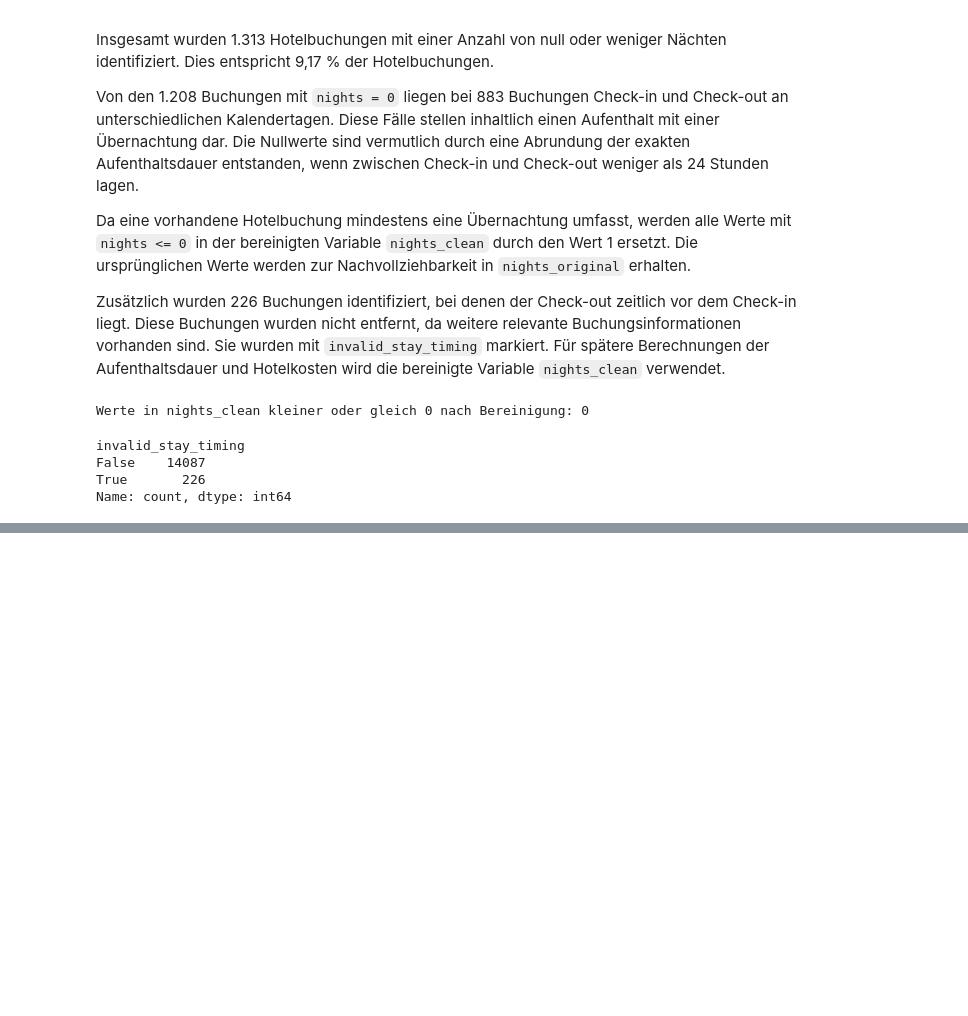
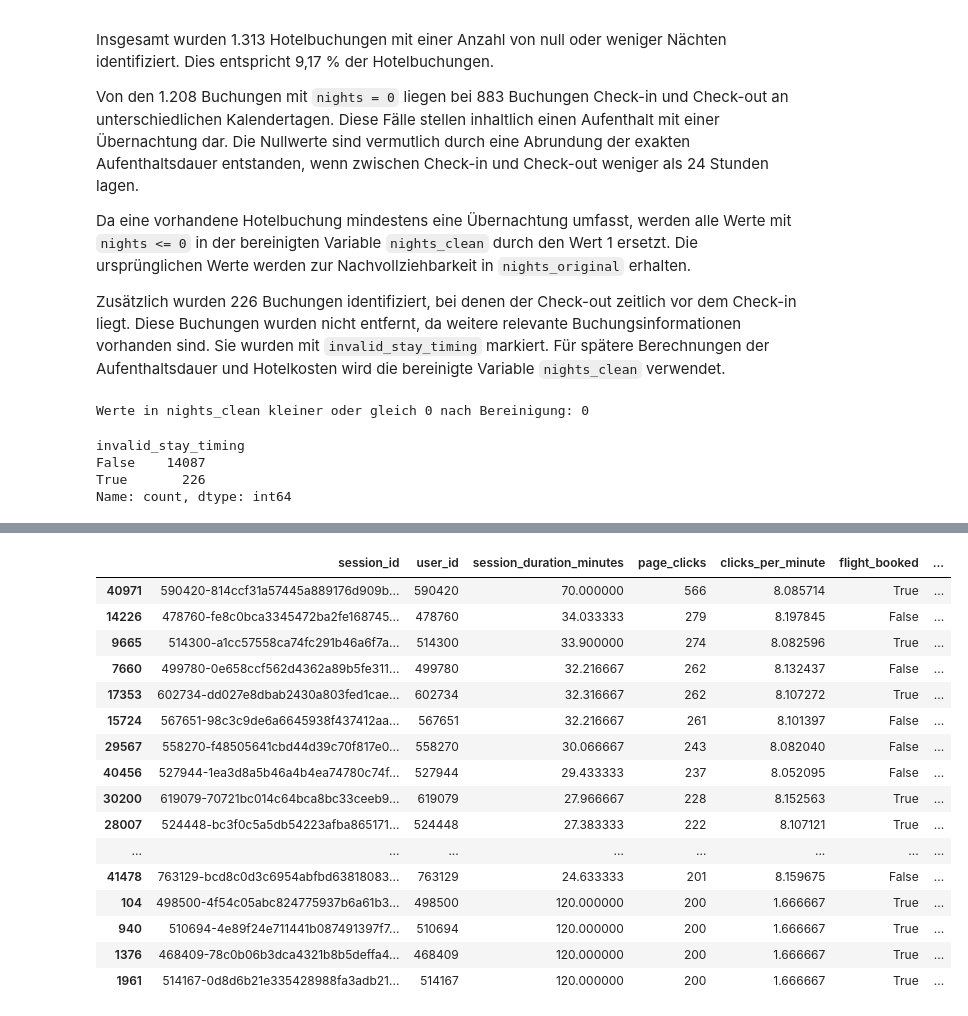
Before and after one commit to norawinkler/traveltide-customer-segmentation, a Jupyter notebook: notebooks/01_data_preparation.ipynb, the cells around one changed output, grey strips where cells are left out. Drawn from its saved outputs; the diff is of its cells as text; code cells hidden in the pictures; blank space fills up the shorter version.

```diff
--- a/notebooks/01_data_preparation.ipynb
+++ b/notebooks/01_data_preparation.ipynb
@@ -552,0 +694,35 @@ Name: count, dtype: int64
+# %%
+# Sessions mit den meisten Klicks ansehen.
+
+sessions.nlargest(
+    20,
+    "page_clicks"
+)[
+    [
+        "session_id",
+        "user_id",
+        "session_duration_minutes",
+        "page_clicks",
+        "clicks_per_minute",
+        "flight_booked",
+        "hotel_booked"
+    ]
+]
+# %% [output]
+|  | session_id | user_id | session_duration_minutes | page_clicks | clicks_per_minute | flight_booked | ... |
+| 40971 | 590420-814ccf31a57445a889176d909b... | 590420 | 70.000000 | 566 | 8.085714 | True | ... |
+| 14226 | 478760-fe8c0bca3345472ba2fe168745... | 478760 | 34.033333 | 279 | 8.197845 | False | ... |
+| 9665 | 514300-a1cc57558ca74fc291b46a6f7a... | 514300 | 33.900000 | 274 | 8.082596 | True | ... |
+| 7660 | 499780-0e658ccf562d4362a89b5fe311... | 499780 | 32.216667 | 262 | 8.132437 | False | ... |
+| 17353 | 602734-dd027e8dbab2430a803fed1cae... | 602734 | 32.316667 | 262 | 8.107272 | True | ... |
+| 15724 | 567651-98c3c9de6a6645938f437412aa... | 567651 | 32.216667 | 261 | 8.101397 | False | ... |
+| 29567 | 558270-f48505641cbd44d39c70f817e0... | 558270 | 30.066667 | 243 | 8.082040 | False | ... |
+| 40456 | 527944-1ea3d8a5b46a4b4ea74780c74f... | 527944 | 29.433333 | 237 | 8.052095 | False | ... |
+| 30200 | 619079-70721bc014c64bca8bc33ceeb9... | 619079 | 27.966667 | 228 | 8.152563 | True | ... |
+| 28007 | 524448-bc3f0c5a5db54223afba865171... | 524448 | 27.383333 | 222 | 8.107121 | True | ... |
+| ... | ... | ... | ... | ... | ... | ... | ... |
+| 41478 | 763129-bcd8c0d3c6954abfbd63818083... | 763129 | 24.633333 | 201 | 8.159675 | False | ... |
+| 104 | 498500-4f54c05abc824775937b6a61b3... | 498500 | 120.000000 | 200 | 1.666667 | True | ... |
+| 940 | 510694-4e89f24e711441b087491397f7... | 510694 | 120.000000 | 200 | 1.666667 | True | ... |
+| 1376 | 468409-78c0b06b3dca4321b8b5deffa4... | 468409 | 120.000000 | 200 | 1.666667 | True | ... |
+| 1961 | 514167-0d8d6b21e335428988fa3adb21... | 514167 | 120.000000 | 200 | 1.666667 | True | ... |
```
Also changed, not shown: parts of 13 cells of this notebook.
